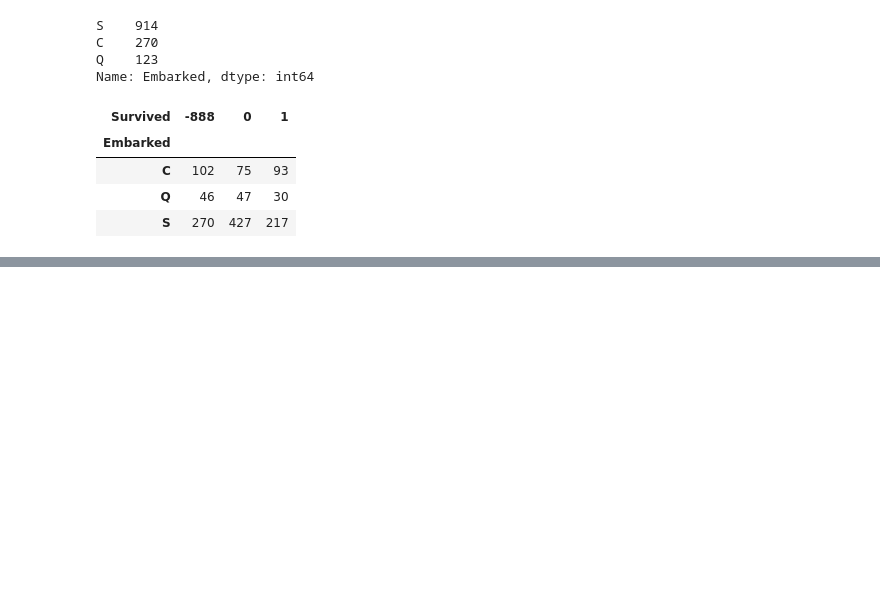
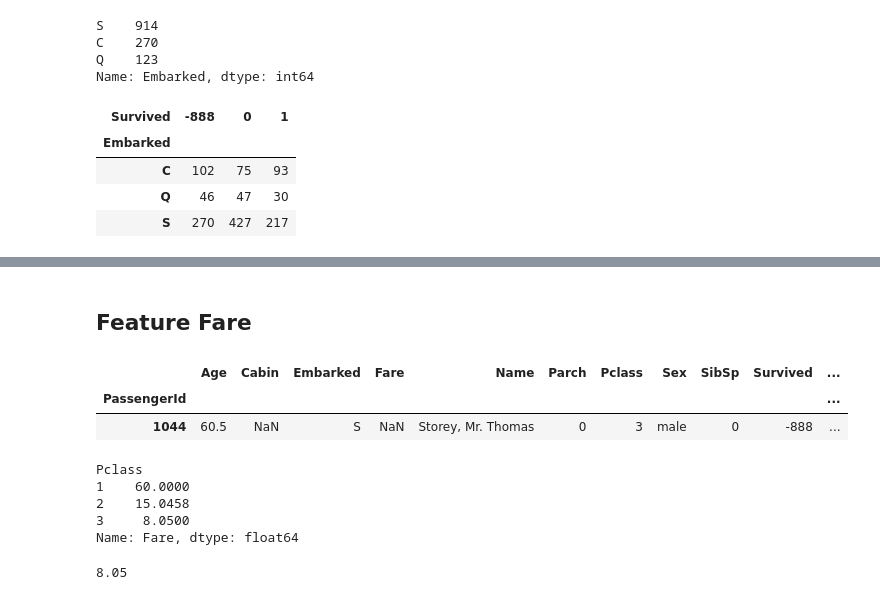
Before and after one commit to alabetskiy/Titanic, a Jupyter notebook: notebooks/2.0-ak-exploring-processing-data.ipynb, the cells around one changed output, grey strips where cells are left out. Saved outputs shown, nothing was run; the diff lists cells and outputs as text; code cells hidden in the pictures; blank space fills up the shorter version.

```diff
--- a/notebooks/2.0-ak-exploring-processing-data.ipynb
+++ b/notebooks/2.0-ak-exploring-processing-data.ipynb
@@ -578,0 +626,23 @@ pd.crosstab(df.Embarked, df.Survived)
+# %% [markdown]
+## Feature Fare
+# %%
+df[df.Fare.isnull()]
+# %% [output]
+|  | Age | Cabin | Embarked | Fare | Name | Parch | Pclass | Sex | SibSp | Survived | ... |
+| PassengerId |  |  |  |  |  |  |  |  |  |  | ... |
+| 1044 | 60.5 | NaN | S | NaN | Storey, Mr. Thomas | 0 | 3 | male | 0 | -888 | ... |
+# %%
+# my version
+df.groupby(['Pclass']).Fare.median()
+# %% [output]
+Pclass
+1    60.0000
+2    15.0458
+3     8.0500
+Name: Fare, dtype: float64
+# %%
+# another verion
+median_fare = df.loc[(df.Pclass == 3) & (df.Embarked == 'S'), 'Fare'].median()
+print(median_fare)
+# %% [output]
+8.05
```
Also changed, not shown: parts of 10 cells of this notebook.
